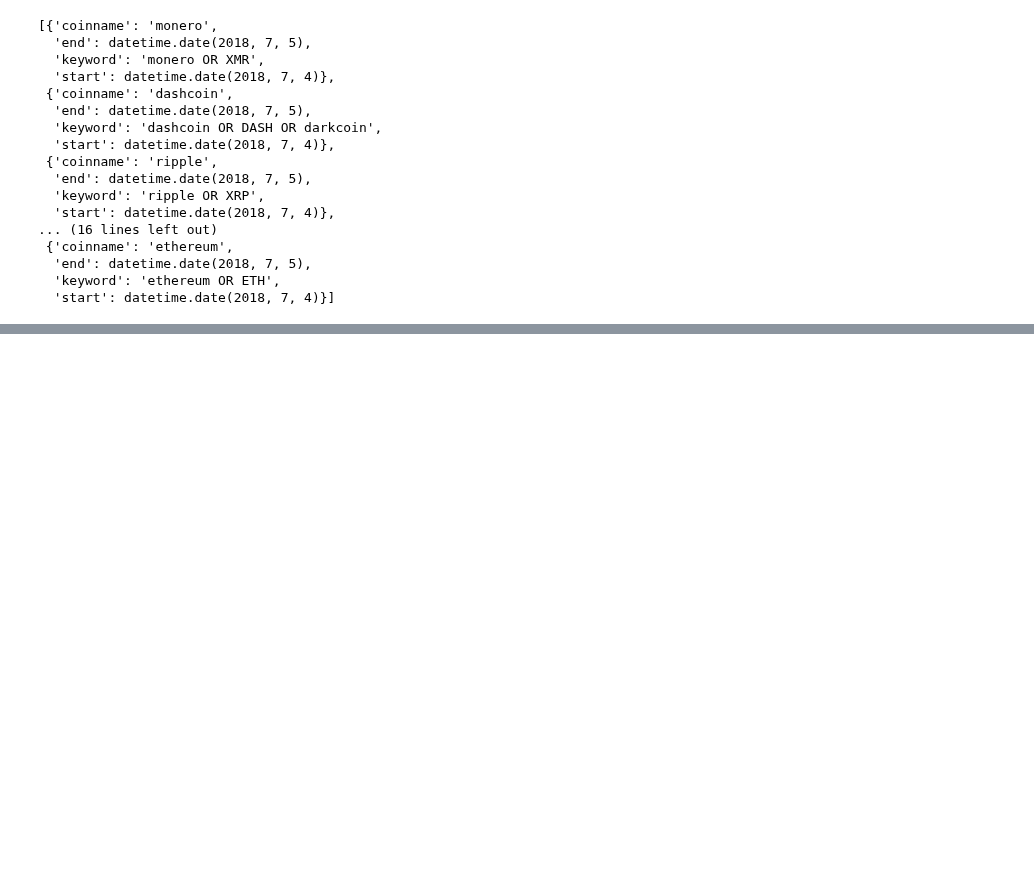
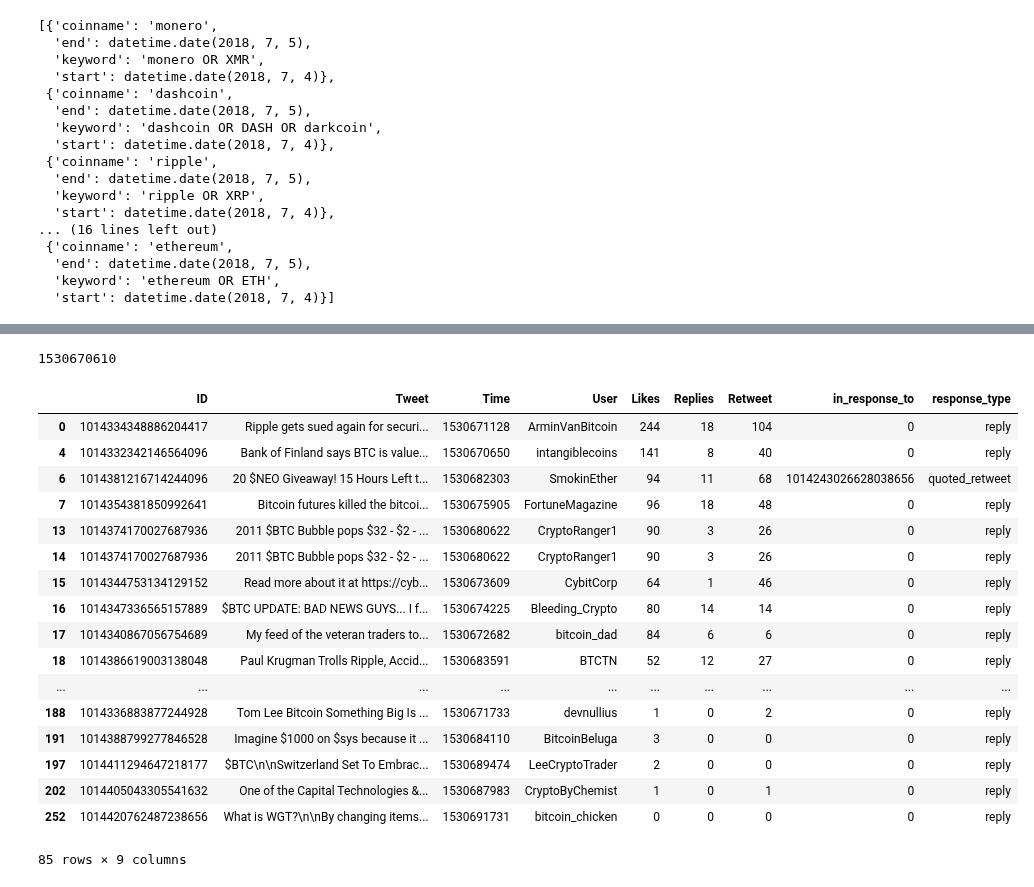
Before and after one commit to warproxxx/CryptoTrader, a Jupyter notebook: CryptoTrader/data_utils/twitter_data/Live Manager.ipynb, the cells around one changed output, grey strips where cells are left out. Saved outputs shown, nothing was run; the diff lists cells and outputs as text; code cells hidden in the pictures; blank space fills up the shorter version.

Commit message:
Scraps top tweets in the last 3 hours. Next step to change data to timestamp everywhere and to take longer tweet and manage with live

```diff
--- a/CryptoTrader/data_utils/twitter_data/Live Manager.ipynb
+++ b/CryptoTrader/data_utils/twitter_data/Live Manager.ipynb
@@ -146,0 +132,2 @@ data
+# %%
+df = df.assign(f = df['Likes'].astype(int) + df['Replies'].astype(int) + df['Retweet'].astype(int)).sort_values('f', ascending=False).drop('f', axis=1).reset_index(drop=True)
@@ -146,0 +136,31 @@ data
+# %%
+df['Time'] = pd.to_datetime(df['Time'], errors='coerce')
+# %%
+df['Time'] = df['Time'].astype(np.int64) // 10 ** 9
+# %%
+three_ago = int((datetime.now() - timedelta(hours=6)).replace(tzinfo=timezone.utc).timestamp())
+# %%
+three_ago
+# %% [output]
+1530670610
+# %%
+df[df['Time'] > three_ago]
+# %% [output]
+|  | ID | Tweet | Time | User | Likes | Replies | Retweet | in_response_to | response_type |
+| 0 | 1014334348886204417 | Ripple gets sued again for securi... | 1530671128 | ArminVanBitcoin | 244 | 18 | 104 | 0 | reply |
+| 4 | 1014332342146564096 | Bank of Finland says BTC is value... | 1530670650 | intangiblecoins | 141 | 8 | 40 | 0 | reply |
+| 6 | 1014381216714244096 | 20 $NEO Giveaway! 15 Hours Left t... | 1530682303 | SmokinEther | 94 | 11 | 68 | 1014243026628038656 | quoted_retweet |
+| 7 | 1014354381850992641 | Bitcoin futures killed the bitcoi... | 1530675905 | FortuneMagazine | 96 | 18 | 48 | 0 | reply |
+| 13 | 1014374170027687936 | 2011 $BTC Bubble pops $32 - $2 - ... | 1530680622 | CryptoRanger1 | 90 | 3 | 26 | 0 | reply |
+| 14 | 1014374170027687936 | 2011 $BTC Bubble pops $32 - $2 - ... | 1530680622 | CryptoRanger1 | 90 | 3 | 26 | 0 | reply |
+| 15 | 1014344753134129152 | Read more about it at https://cyb... | 1530673609 | CybitCorp | 64 | 1 | 46 | 0 | reply |
+| 16 | 1014347336565157889 | $BTC UPDATE: BAD NEWS GUYS... I f... | 1530674225 | Bleeding_Crypto | 80 | 14 | 14 | 0 | reply |
+| 17 | 1014340867056754689 | My feed of the veteran traders to... | 1530672682 | bitcoin_dad | 84 | 6 | 6 | 0 | reply |
+| 18 | 1014386619003138048 | Paul Krugman Trolls Ripple, Accid... | 1530683591 | BTCTN | 52 | 12 | 27 | 0 | reply |
+| ... | ... | ... | ... | ... | ... | ... | ... | ... | ... |
+| 188 | 1014336883877244928 | Tom Lee Bitcoin Something Big Is ... | 1530671733 | devnullius | 1 | 0 | 2 | 0 | reply |
+| 191 | 1014388799277846528 | Imagine $1000 on $sys because it ... | 1530684110 | BitcoinBeluga | 3 | 0 | 0 | 0 | reply |
+| 197 | 1014411294647218177 | $BTC\n\nSwitzerland Set To Embrac... | 1530689474 | LeeCryptoTrader | 2 | 0 | 0 | 0 | reply |
+| 202 | 1014405043305541632 | One of the Capital Technologies &... | 1530687983 | CryptoByChemist | 1 | 0 | 1 | 0 | reply |
+| 252 | 1014420762487238656 | What is WGT?\n\nBy changing items... | 1530691731 | bitcoin_chicken | 0 | 0 | 0 | 0 | reply |
+85 rows × 9 columns
```
Also changed, not shown: parts of 5 cells of this notebook, 3 other files.
